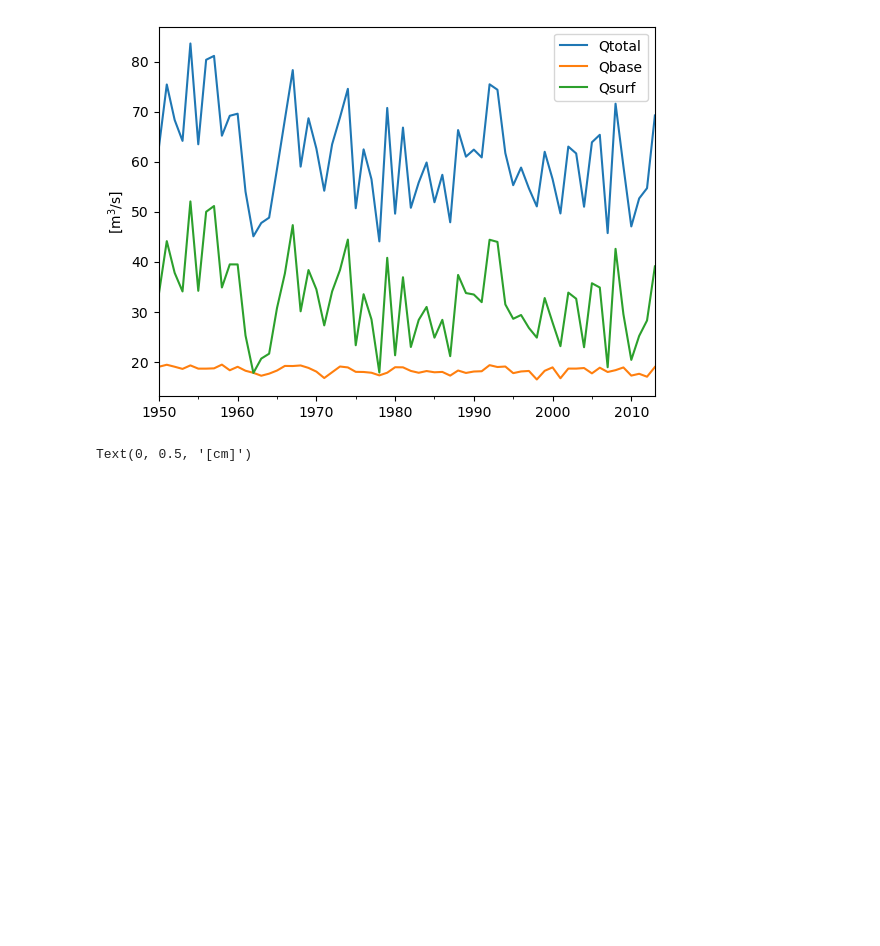
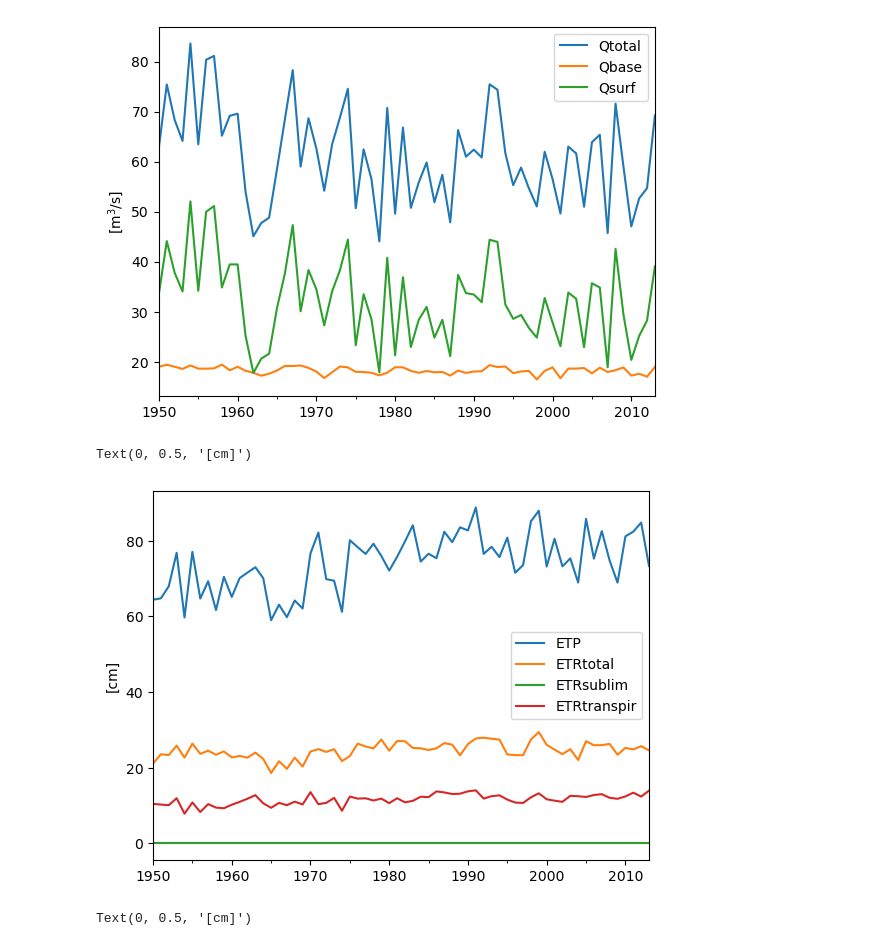
Before and after one commit to hydrologie/hsamiplus, a Jupyter notebook: data/hsami_model_output.ipynb, the cells around one changed output. Saved outputs shown, nothing was run; the diff lists cells and outputs as text; code cells hidden in the pictures; blank space fills up the shorter version.

```diff
--- a/data/hsami_model_output.ipynb
+++ b/data/hsami_model_output.ipynb
@@ -112,9 +143,10 @@ np.vstack((s['Qtotal'], s['Qbase'], s['Qsurf'])).T.shape
 (23376, 3)
 # %%
 Sim = pd.DataFrame(np.vstack((s['Qtotal'], s['Qbase'], s['Qsurf'],
-                        s['ETP'], s['ETRtotal'])).T,
+                              s['ETP'], s['ETRtotal'], s['ETRsublim'], s['ETRtranspir'])).T,
                    index=pd.DatetimeIndex([pd.Timestamp(*dt) for dt in s['Dates']]),
-                   columns=['Qtotal', 'Qbase', 'Qsurf', 'ETP', 'ETRtotal'])
+                   columns=['Qtotal', 'Qbase', 'Qsurf', 'ETP', 'ETRtotal',
+                            'ETRsublim', 'ETRtranspir'])
 # %%
 Sim[['Qtotal']].plot()
 # %% [output]
@@ -126,6 +158,12 @@ plt.ylabel('[m$^3$/s]')
 # %% [output]
 Text(0, 0.5, '[m$^3$/s]')
 [figure]
+# %%
+Sim[['ETP', 'ETRtotal', 'ETRsublim', 'ETRtranspir']].resample('YE').apply('sum').plot()
+plt.ylabel('[cm]')
+# %% [output]
+Text(0, 0.5, '[cm]')
+[figure, added]
 # %%
 Sim[['ETRtotal']].resample('ME').apply('sum').plot()
 plt.ylabel('[cm]')
```
Also changed, not shown: parts of 6 cells of this notebook, 1 other file.
